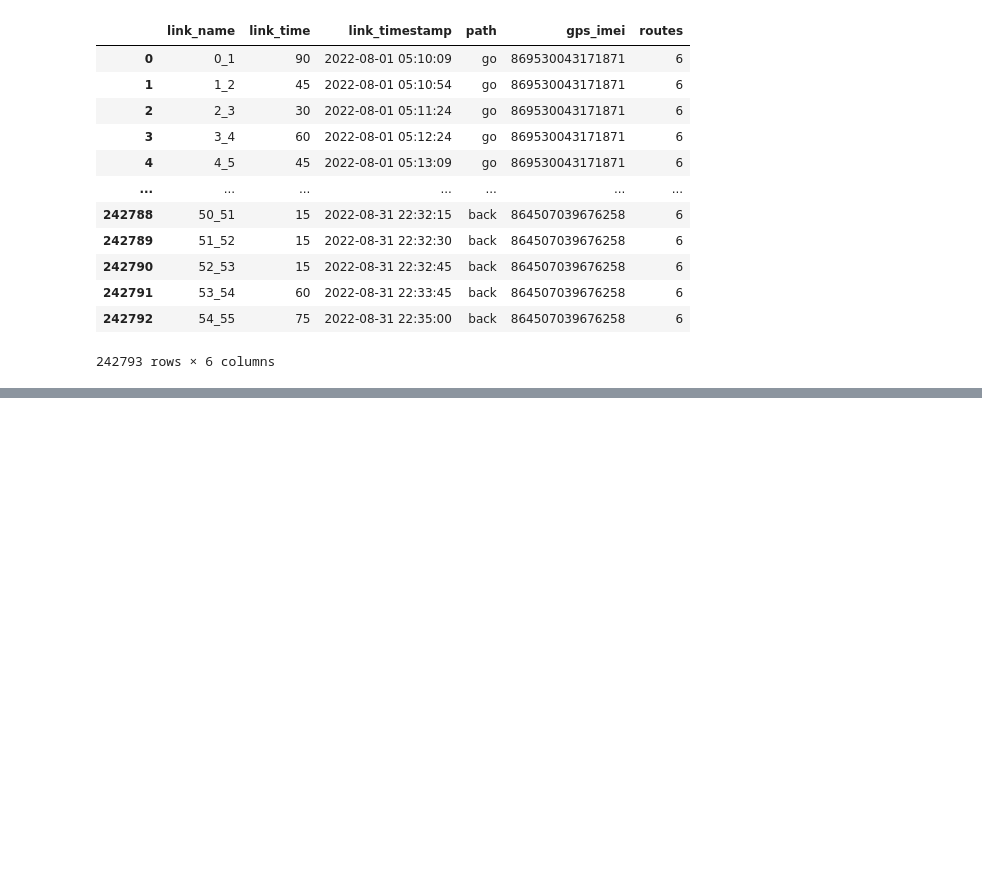
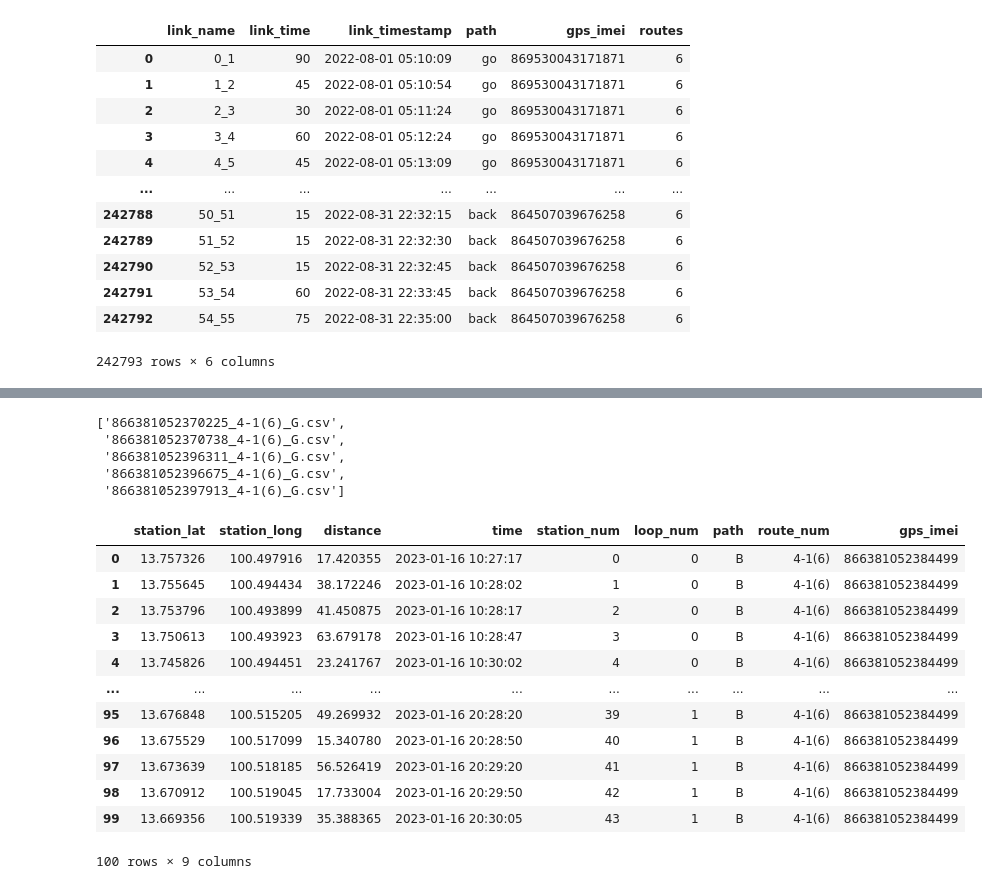
Before and after one commit to kasidejcha/eta_airflow, a Jupyter notebook: spark/resources/gps_check.ipynb, the cells around one changed output, grey strips where cells are left out. Drawn from its saved outputs; the diff is of its cells as text; code cells hidden in the pictures; blank space fills up the shorter version.

```diff
--- a/spark/resources/gps_check.ipynb
+++ b/spark/resources/gps_check.ipynb
@@ -231,3 +266,24 @@ link
 | 242791 | 53_54 | 60 | 2022-08-31 22:33:45 | back | 864507039676258 | 6 |
 | 242792 | 54_55 | 75 | 2022-08-31 22:35:00 | back | 864507039676258 | 6 |
 242793 rows × 6 columns
+# %%
+import pandas as pd
+from datetime import datetime, timedelta
+import os
+import argparse
+from sqlalchemy import create_engine
+from sqlalchemy.orm import scoped_session, sessionmaker
+
+
+route_num_list = ['4-1(6)']
+route_num_list = list(filter(lambda x: x is not None, route_num_list)) # drop None route number
+
+# yesterday = datetime.now() - timedelta(days=1)
+# yesterday = yesterday.strftime('%Y-%m-%d')
+yesterday = '2023-01-16'
+gps_file_path = f'/mnt/c/Users/ea_user/Documents/bas_project/ETA/eta_airflow/spark/resources/data/arrival_thaistar/{yesterday}/arrival_time/'
+# gps_file_path = f'/home/ea_admin/Documents/spark/airflow-spark/spark/resources/data/arrival/{yesterday}/arrival_time/'
+gps_files = os.listdir(gps_file_path)
+gps_files = [gps_files[i] for i, s in enumerate(gps_files) if s.split('_')[1] in route_num_list]
+
+arrival = [i for i in gps_files if i.split('_')[-1] != 'B.csv']
@@ -233,0 +310,24 @@ link
+# %%
+arrival
+# %% [output]
+['866381052370225_4-1(6)_G.csv',
+ '866381052370738_4-1(6)_G.csv',
+ '866381052396311_4-1(6)_G.csv',
+ '866381052396675_4-1(6)_G.csv',
+ '866381052397913_4-1(6)_G.csv']
+# %%
+pd.read_csv(gps_file_path + '866381052384499_4-1(6)_B.csv').iloc[0:100]
+# %% [output]
+|  | station_lat | station_long | distance | time | station_num | loop_num | path | route_num | gps_imei |
+| 0 | 13.757326 | 100.497916 | 17.420355 | 2023-01-16 10:27:17 | 0 | 0 | B | 4-1(6) | 866381052384499 |
+| 1 | 13.755645 | 100.494434 | 38.172246 | 2023-01-16 10:28:02 | 1 | 0 | B | 4-1(6) | 866381052384499 |
+| 2 | 13.753796 | 100.493899 | 41.450875 | 2023-01-16 10:28:17 | 2 | 0 | B | 4-1(6) | 866381052384499 |
+| 3 | 13.750613 | 100.493923 | 63.679178 | 2023-01-16 10:28:47 | 3 | 0 | B | 4-1(6) | 866381052384499 |
+| 4 | 13.745826 | 100.494451 | 23.241767 | 2023-01-16 10:30:02 | 4 | 0 | B | 4-1(6) | 866381052384499 |
+| ... | ... | ... | ... | ... | ... | ... | ... | ... | ... |
+| 95 | 13.676848 | 100.515205 | 49.269932 | 2023-01-16 20:28:20 | 39 | 1 | B | 4-1(6) | 866381052384499 |
+| 96 | 13.675529 | 100.517099 | 15.340780 | 2023-01-16 20:28:50 | 40 | 1 | B | 4-1(6) | 866381052384499 |
+| 97 | 13.673639 | 100.518185 | 56.526419 | 2023-01-16 20:29:20 | 41 | 1 | B | 4-1(6) | 866381052384499 |
+| 98 | 13.670912 | 100.519045 | 17.733004 | 2023-01-16 20:29:50 | 42 | 1 | B | 4-1(6) | 866381052384499 |
+| 99 | 13.669356 | 100.519339 | 35.388365 | 2023-01-16 20:30:05 | 43 | 1 | B | 4-1(6) | 866381052384499 |
+100 rows × 9 columns
```
Also changed, not shown: parts of 6 cells of this notebook, 19 other files.
